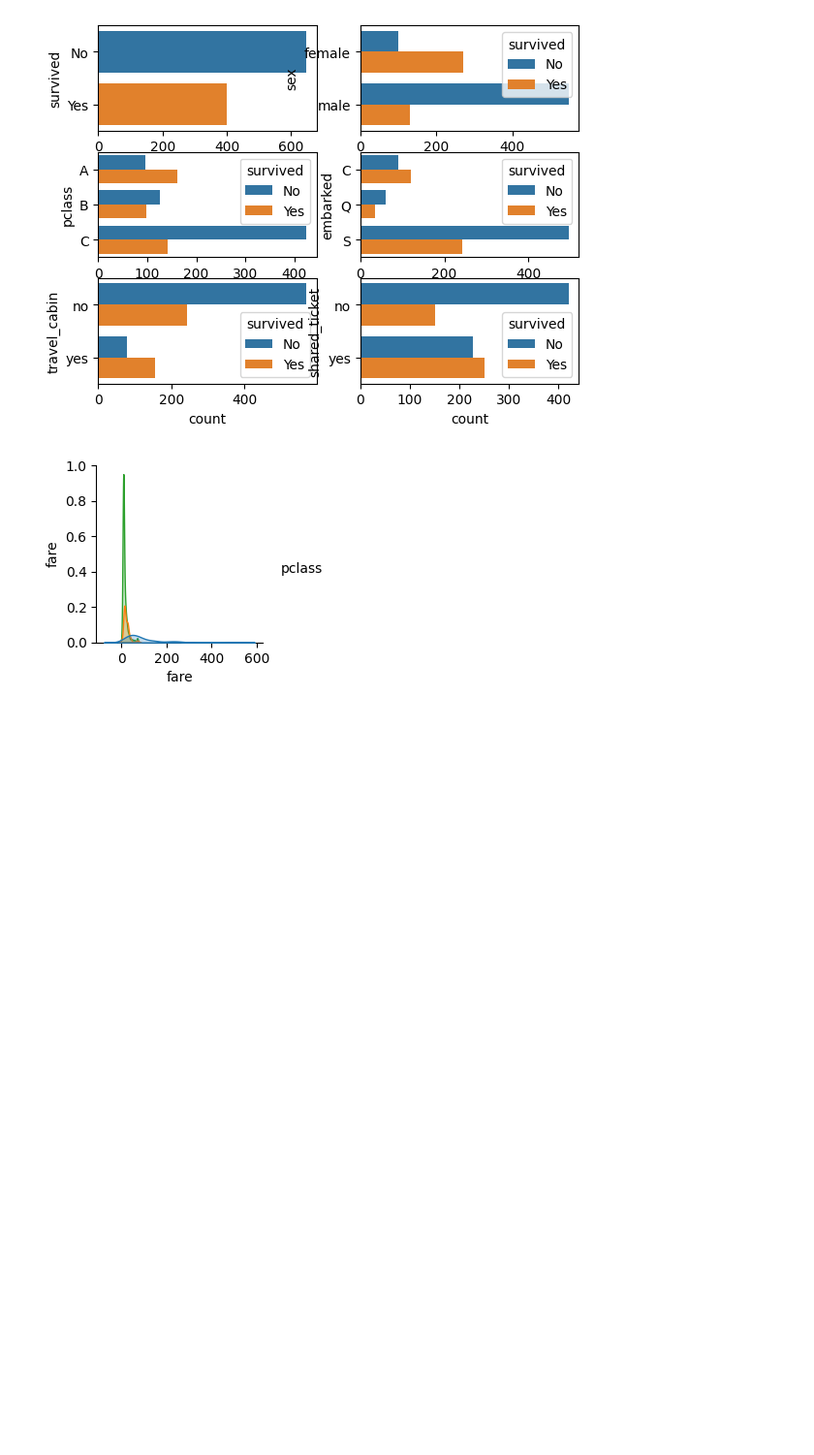
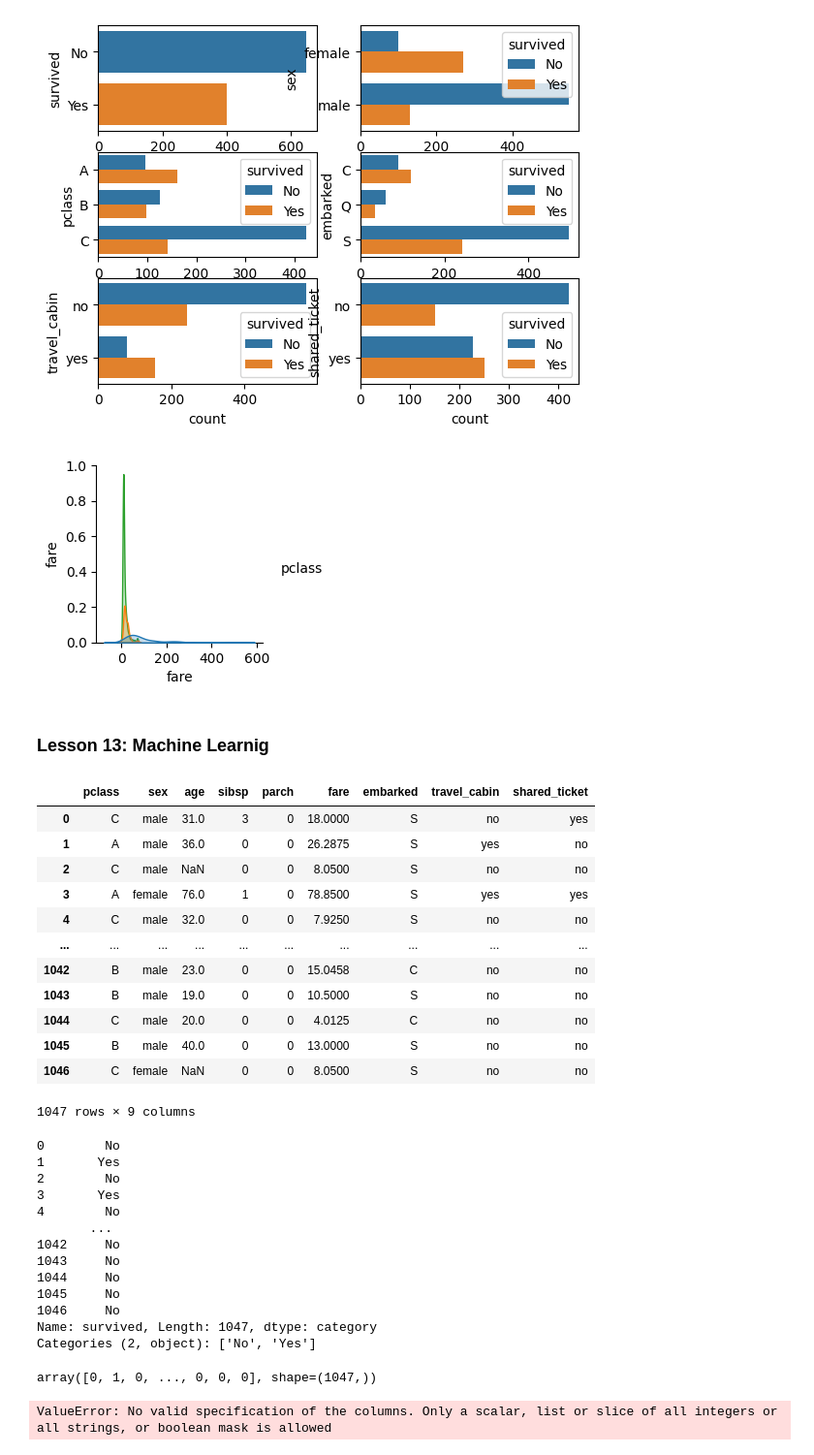
Before and after one commit to lab2077/4geeks_class, a Jupyter notebook: notebooks/12_EDA.ipynb, the cells around one changed output. Shown at 97% size. Saved outputs shown, nothing was run; the diff lists cells and outputs as text; code cells hidden in the pictures; blank space fills up the shorter version.

```diff
--- a/notebooks/12_EDA.ipynb
+++ b/notebooks/12_EDA.ipynb
@@ -211,3 +202,43 @@ sns.pairplot(data=df_train[['fare','pclass']], hue='pclass')
 plt.show()
 # %% [output]
 [figure]
+# %% [markdown]
+### Lesson 13: Machine Learnig
+# %%
+x_train = df_train.drop(['survived'], axis=1)
+y_train = df_train['survived']
+display(x_train)
+display(y_train)
+# %% [output]
+|  | pclass | sex | age | sibsp | parch | fare | embarked | travel_cabin | shared_ticket |
+| 0 | C | male | 31.0 | 3 | 0 | 18.0000 | S | no | yes |
+| 1 | A | male | 36.0 | 0 | 0 | 26.2875 | S | yes | no |
+| 2 | C | male | NaN | 0 | 0 | 8.0500 | S | no | no |
+| 3 | A | female | 76.0 | 1 | 0 | 78.8500 | S | yes | yes |
+| 4 | C | male | 32.0 | 0 | 0 | 7.9250 | S | no | no |
+| ... | ... | ... | ... | ... | ... | ... | ... | ... | ... |
+| 1042 | B | male | 23.0 | 0 | 0 | 15.0458 | C | no | no |
+| 1043 | B | male | 19.0 | 0 | 0 | 10.5000 | S | no | no |
+| 1044 | C | male | 20.0 | 0 | 0 | 4.0125 | C | no | no |
+| 1045 | B | male | 40.0 | 0 | 0 | 13.0000 | S | no | no |
+| 1046 | C | female | NaN | 0 | 0 | 8.0500 | S | no | no |
+1047 rows × 9 columns
+0        No
+1       Yes
+2        No
+3       Yes
+4        No
+       ...
+1042     No
+1043     No
+1044     No
+1045     No
+1046     No
+Name: survived, Length: 1047, dtype: category
+Categories (2, object): ['No', 'Yes']
+# %%
+label_encoder = LabelEncoder()
+y_train_enc = label_encoder.fit_transform(y_train)
+y_train_enc
+# %% [output]
+array([0, 1, 0, ..., 0, 0, 0], shape=(1047,))
@@ -213,0 +258,4 @@ plt.show()
+# %%
+clf_lr.fit(x_train, y_train_enc)
+# %% [output]
+ValueError: No valid specification of the columns. Only a scalar, list or slice of all integers or all strings, or boolean mask is allowed
```
Also changed, not shown: parts of 14 cells of this notebook, 5 other files.
